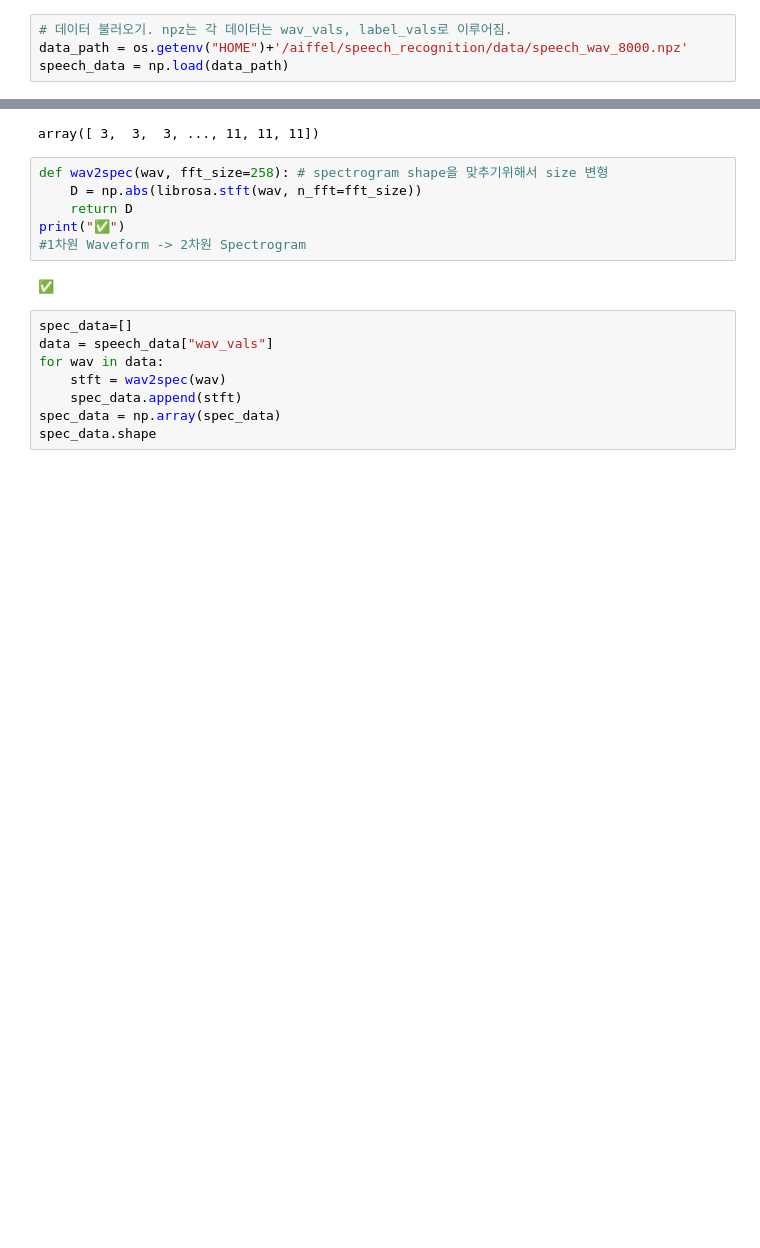
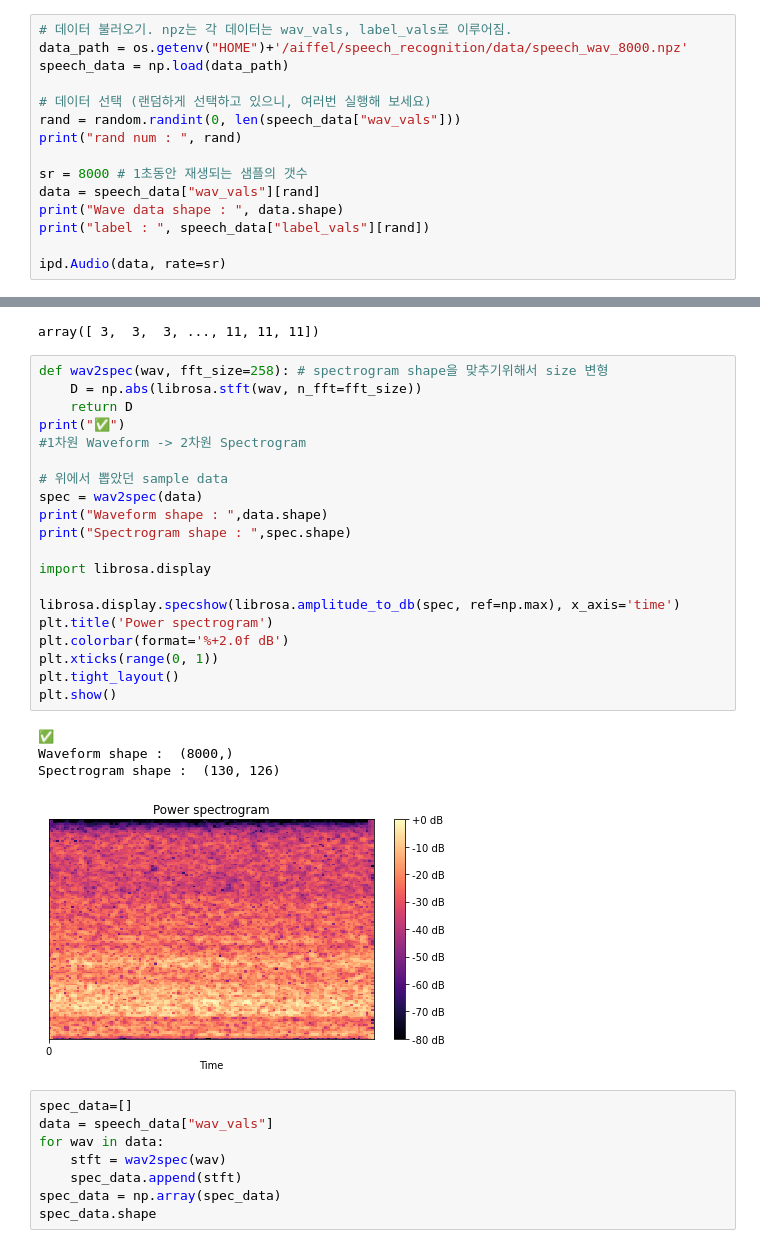
Before and after one commit to faithful109/SSAC-X-AIFFEL, a Jupyter notebook: spectrogram_classification_final.ipynb, the cells around one changed output, grey strips where cells are left out. Cells and saved outputs as stored; diff of their text form; blank space fills up the shorter version.

Commit message:
add graph

```diff
--- a/spectrogram_classification_final.ipynb
+++ b/spectrogram_classification_final.ipynb
@@ -7,3 +9,14 @@ import os
 # 데이터 불러오기. npz는 각 데이터는 wav_vals, label_vals로 이루어짐.
 data_path = os.getenv("HOME")+'/aiffel/speech_recognition/data/speech_wav_8000.npz'
 speech_data = np.load(data_path)
+
+# 데이터 선택 (랜덤하게 선택하고 있으니, 여러번 실행해 보세요)
+rand = random.randint(0, len(speech_data["wav_vals"]))
+print("rand num : ", rand)
+
+sr = 8000 # 1초동안 재생되는 샘플의 갯수
+data = speech_data["wav_vals"][rand]
+print("Wave data shape : ", data.shape)
+print("label : ", speech_data["label_vals"][rand])
+
+ipd.Audio(data, rate=sr)
@@ -39,11 +57,28 @@ array([ 3,  3,  3, ..., 11, 11, 11])
 # %%
 def wav2spec(wav, fft_size=258): # spectrogram shape을 맞추기위해서 size 변형
     D = np.abs(librosa.stft(wav, n_fft=fft_size))
     return D
 print("✅")
 #1차원 Waveform -> 2차원 Spectrogram
+
+# 위에서 뽑았던 sample data
+spec = wav2spec(data)
+print("Waveform shape : ",data.shape)
+print("Spectrogram shape : ",spec.shape)
+
+import librosa.display
+
+librosa.display.specshow(librosa.amplitude_to_db(spec, ref=np.max), x_axis='time')
+plt.title('Power spectrogram')
+plt.colorbar(format='%+2.0f dB')
+plt.xticks(range(0, 1))
+plt.tight_layout()
+plt.show()
 # %% [output]
 ✅
+Waveform shape :  (8000,)
+Spectrogram shape :  (130, 126)
+[figure, added]
 # %%
 spec_data=[]
 data = speech_data["wav_vals"]
```
Also changed, not shown: parts of 12 cells of this notebook.
